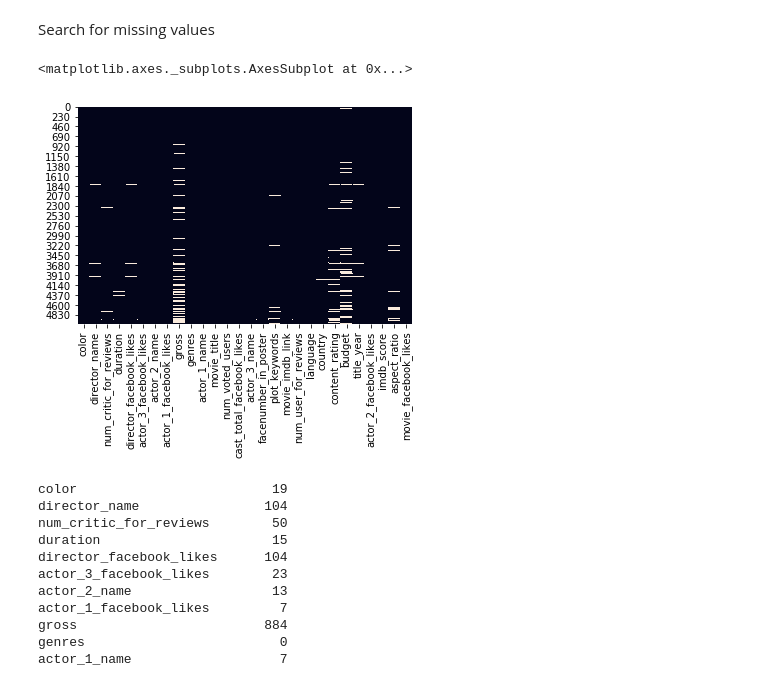
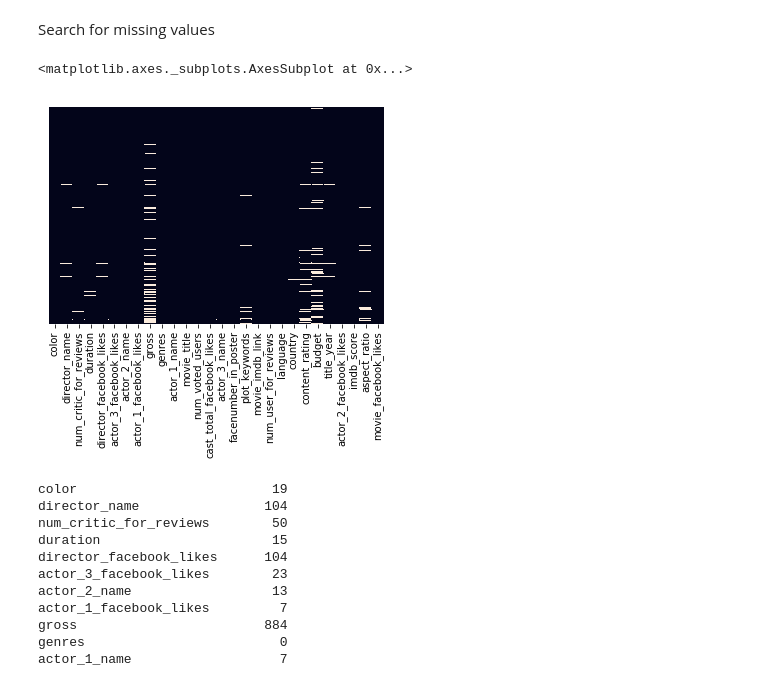
Before and after one commit to Machine-Learning-FGA/imdb_movie_dataset, a Jupyter notebook: pre_processing.ipynb, the cells around one changed output. Cells and saved outputs as stored; diff of their text form; code cells hidden in the pictures.

```diff
--- a/pre_processing.ipynb
+++ b/pre_processing.ipynb
@@ -65,10 +56,10 @@ plt.show()
 # %% [markdown]
 Search for missing values
 # %%
-sns.heatmap(df.isnull(),cbar=False)
+sns.heatmap(df.isnull(),cbar=False,yticklabels=False)
 # %% [output]
 <matplotlib.axes._subplots.AxesSubplot at 0x...>
-[figure, old version]
+[figure, new version]
 # %%
 df.isnull().sum()
 # %% [output]
```
Also changed, not shown: parts of 20 cells of this notebook.
